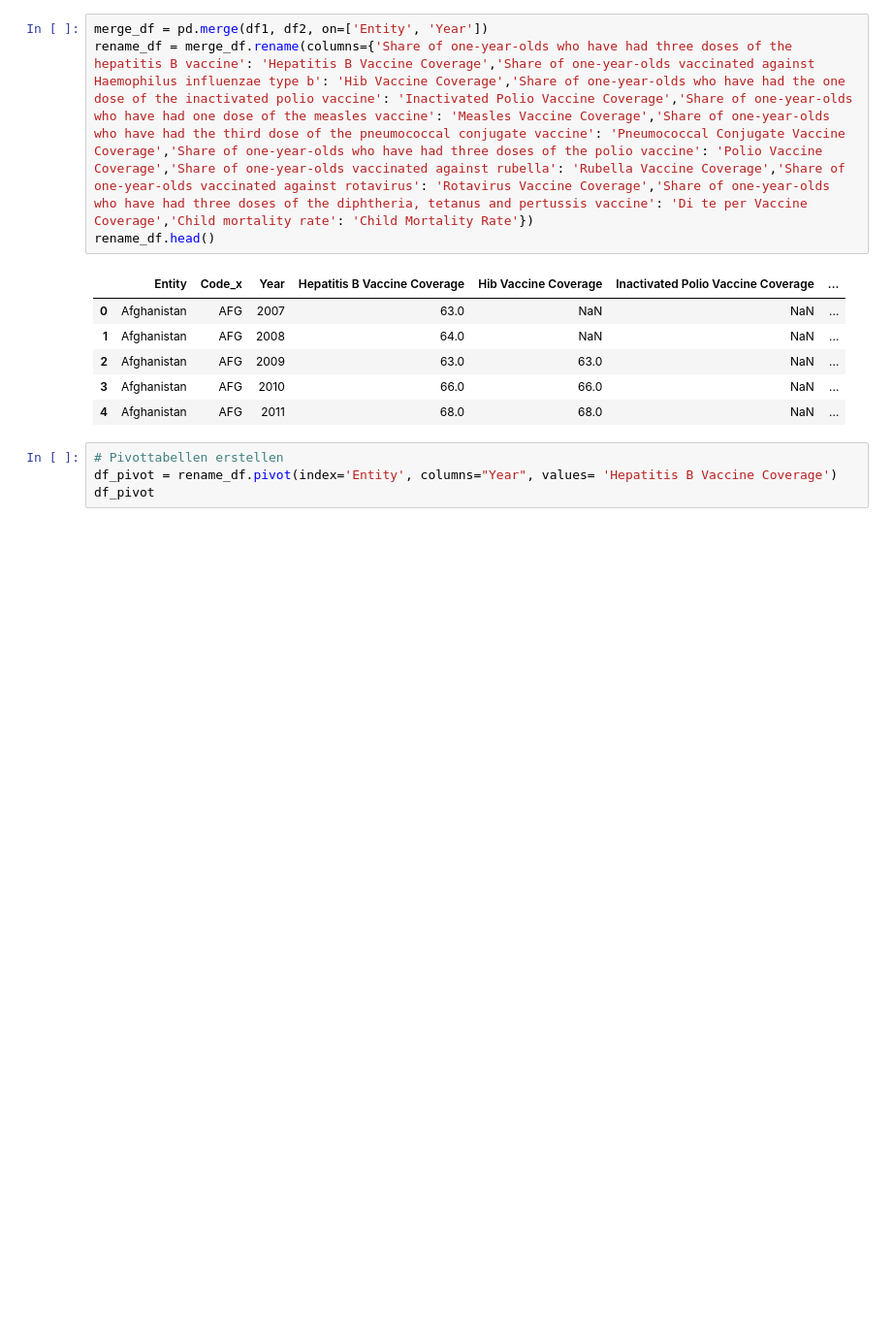
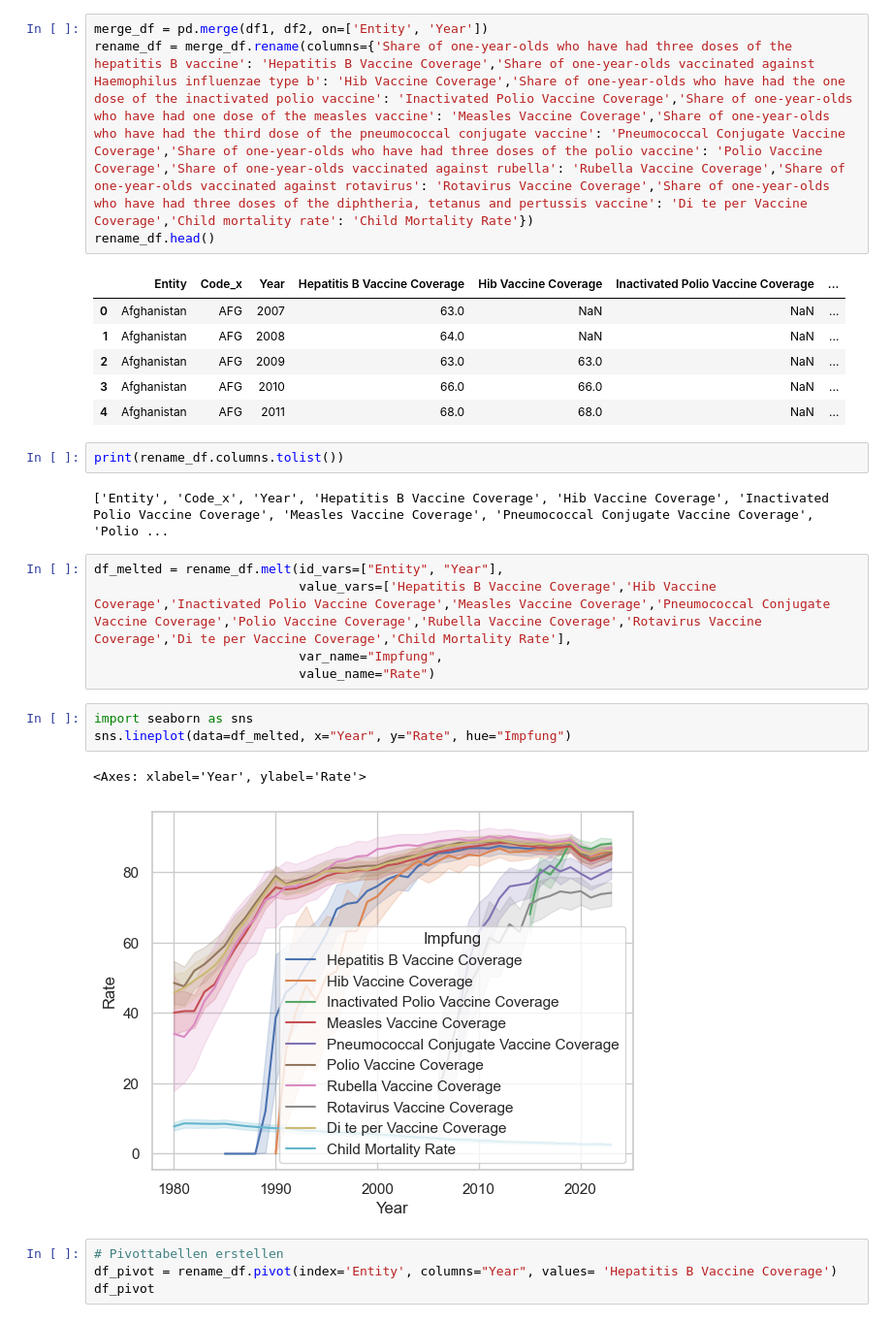
Before and after one commit to gandlea/LN-2-HS2025, a Jupyter notebook: Leistungsnachweis.ipynb, the cells around one changed output. Shown at 97% size. Saved outputs shown, nothing was run; the diff lists cells and outputs as text; blank space fills up the shorter version.

Commit message:
add melt

```diff
--- a/Leistungsnachweis.ipynb
+++ b/Leistungsnachweis.ipynb
@@ -53,6 +53,21 @@ rename_df.head()
 | 2 | Afghanistan | AFG | 2009 | 63.0 | 63.0 | NaN | ... |
 | 3 | Afghanistan | AFG | 2010 | 66.0 | 66.0 | NaN | ... |
 | 4 | Afghanistan | AFG | 2011 | 68.0 | 68.0 | NaN | ... |
+# %%
+print(rename_df.columns.tolist())
+# %% [output]
+['Entity', 'Code_x', 'Year', 'Hepatitis B Vaccine Coverage', 'Hib Vaccine Coverage', 'Inactivated Polio Vaccine Coverage', 'Measles Vaccine Coverage', 'Pneumococcal Conjugate Vaccine Coverage', 'Polio ...
+# %%
+df_melted = rename_df.melt(id_vars=["Entity", "Year"],
+                           value_vars=['Hepatitis B Vaccine Coverage','Hib Vaccine Coverage','Inactivated Polio Vaccine Coverage','Measles Vaccine Coverage','Pneumococcal Conjugate Vaccine Coverage','Polio Vaccine Coverage','Rubella Vaccine Coverage','Rotavirus Vaccine Coverage','Di te per Vaccine Coverage','Child Mortality Rate'],
+                           var_name="Impfung",
+                           value_name="Rate")
+# %%
+import seaborn as sns
+sns.lineplot(data=df_melted, x="Year", y="Rate", hue="Impfung")
+# %% [output]
+<Axes: xlabel='Year', ylabel='Rate'>
+[figure, added]
 # %%
 # Pivottabellen erstellen
 df_pivot = rename_df.pivot(index='Entity', columns="Year", values= 'Hepatitis B Vaccine Coverage')
```
Also changed, not shown: parts of 9 cells of this notebook.
